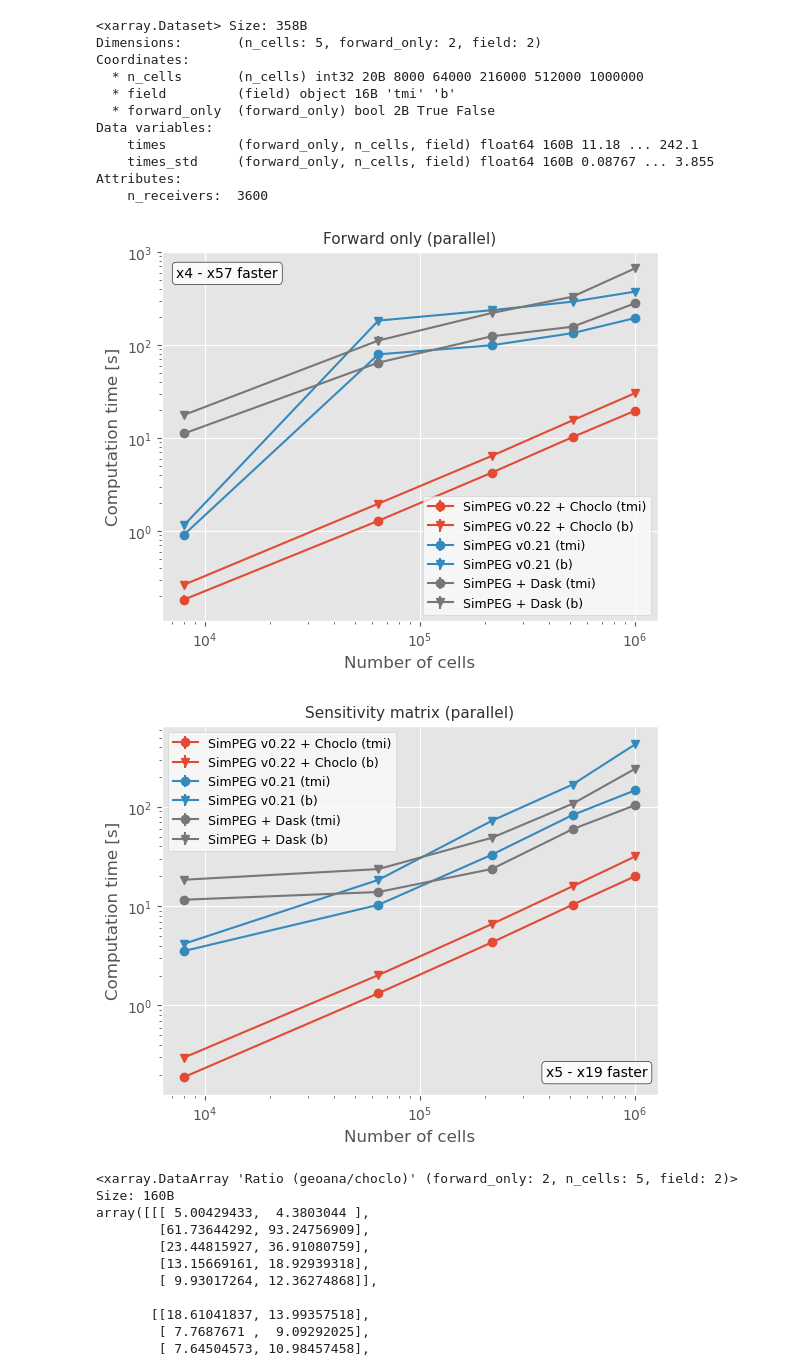
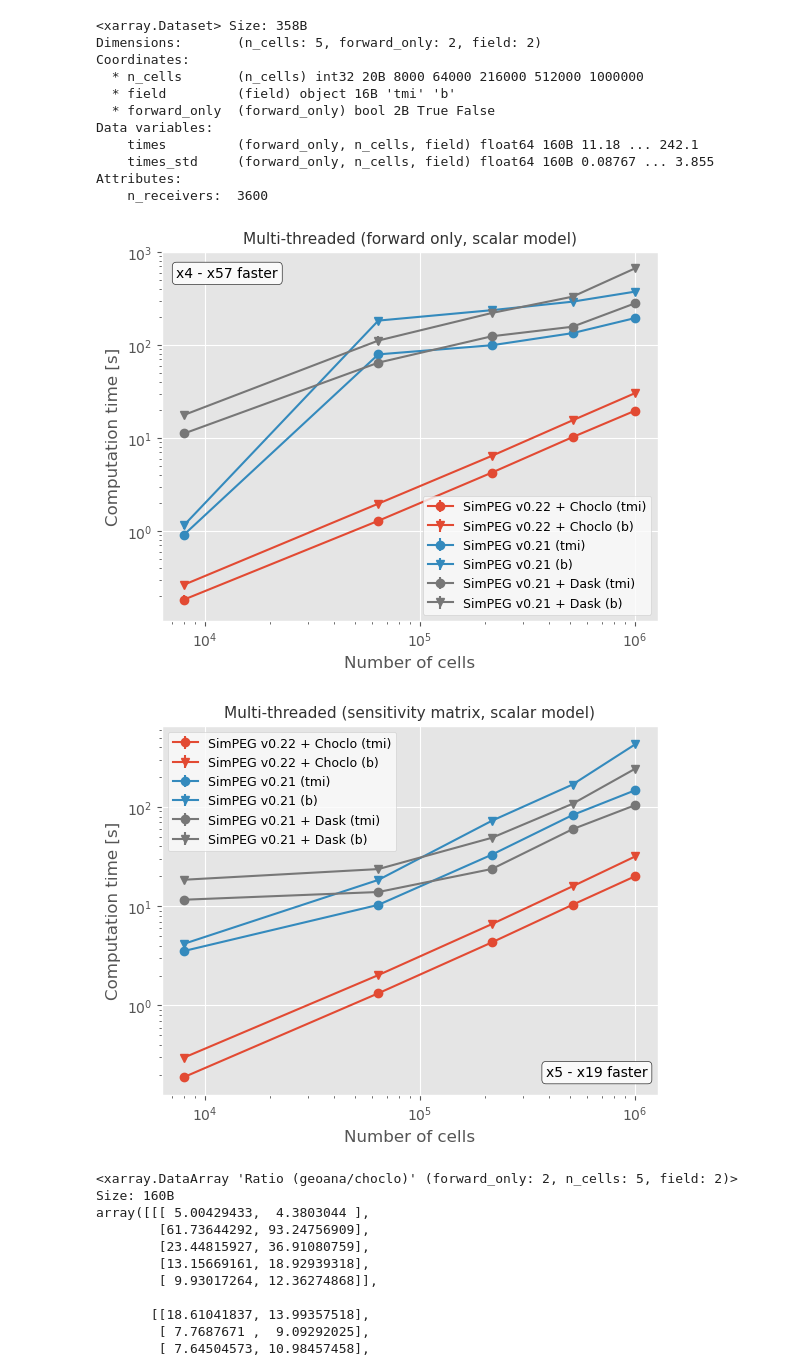
Before and after one commit to santisoler/simpeg-benchmarks-magnetic, a Jupyter notebook: code/figures.ipynb, the cells around one changed output. Saved outputs shown, nothing was run; the diff lists cells and outputs as text; code cells hidden in the pictures.

```diff
--- a/code/figures.ipynb
+++ b/code/figures.ipynb
@@ -12,13 +12,12 @@ matplotlib.rcParams["axes.titlesize"] = 11
 matplotlib.rcParams["axes.titlecolor"] = "#333333"
 matplotlib.rcParams["legend.facecolor"] = "#fbfbfb"
 # %%
-def get_title(forward_only, parallel):
+def get_title(forward_only, parallel, scalar_model):
     """Generate title for plot"""
-    title = "Forward only" if forward_only else "Sensitivity matrix"
-    if parallel:
-        title += " (parallel)"
-    else:
-        title += " (single thread)"
+    title = "Multi-threaded" if parallel else "Single threaded"
+    options = ["forward only"] if forward_only else ["sensitivity matrix"]
+    options.append("scalar model" if scalar_model else "vector model")
+    title += f" ({', '.join(options)})"
     return title
 
 
@@ -94,7 +93,7 @@ Attributes:
 ds = single_thread
 
 for forward_only in (True, False):
-    title = get_title(forward_only, parallel=False)
+    title = get_title(forward_only, parallel=False, scalar_model=True)
 
     colors = ["C0", "C1", "C2", "C3"]
     markers = ["o", "v"]
@@ -204,7 +203,7 @@ Attributes:
 ds = parallel
 
 for forward_only in (True, False):
-    title = get_title(forward_only, parallel=True)
+    title = get_title(forward_only, parallel=True, scalar_model=True)
 
     colors = ["C0", "C1", "C2", "C3"]
     markers = ["o", "v"]
@@ -217,7 +216,7 @@ for forward_only in (True, False):
 
     for marker, field in zip(markers, dask.field.values):
         tmp = dask.sel(field=field, forward_only=forward_only)
-        label = f"SimPEG + Dask ({field})"
+        label = f"SimPEG v0.21 + Dask ({field})"
         plt.errorbar(tmp.n_cells, tmp.times, yerr=tmp.times_std, label=label, marker=marker, color=colors[3])
 
     # Compute ratii
@@ -227,35 +226,35 @@ for forward_only in (True, False):
     )
     ratii = (
         smaller_times
         / ds.times.sel(engine="choclo", forward_only=forward_only)
     )
     text = get_ratii_text(ratii)
     if forward_only:
         loc, ha = (0.03, 0.93), "left"
     else:
         loc, ha = (0.98, 0.05), "right"
     plt.annotate(
         text,
         loc,
         xycoords="axes fraction",
         bbox=dict(boxstyle="round", fc="#fafafa", ec="#2e2e2e", alpha=1),
         ha=ha,
     )
 
     plt.xscale("log")
     plt.yscale("log")
     plt.xlabel("Number of cells")
     plt.ylabel("Computation time [s]")
     plt.title(title)
     plt.legend()
     plt.savefig(
         figs_dir/ f"benchmark_scalar_parallel_{'forward' if forward_only else 'matrix'}.png",
         dpi=300,
     )
     plt.show()
 # %% [output]
-[figure, old version]
+[figure, new version]
-[figure, old version]
+[figure, new version]
 # %%
 ratii = parallel.times.sel(engine="geoana") / parallel.times.sel(engine="choclo")
 ratii.name = "Ratio (geoana/choclo)"
```
Also changed, not shown: parts of 5 cells of this notebook, 12 other files.
